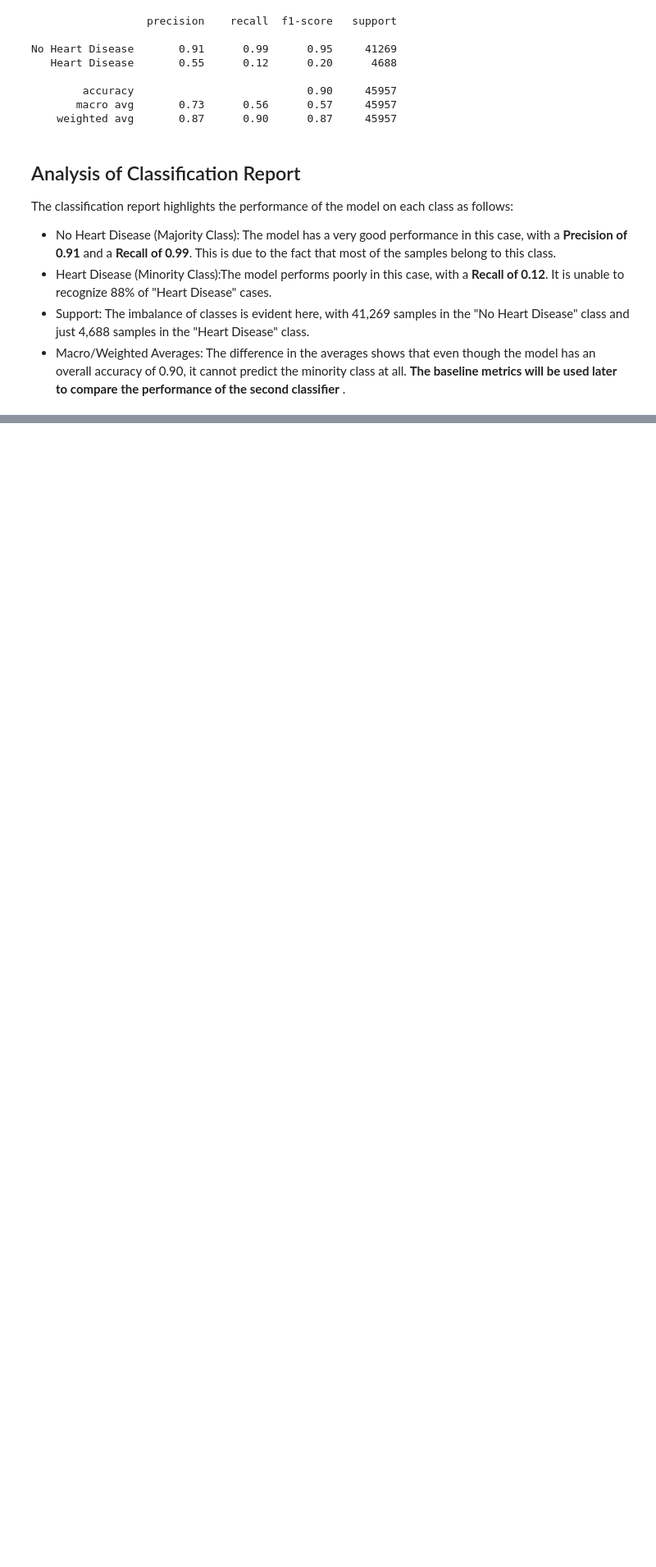
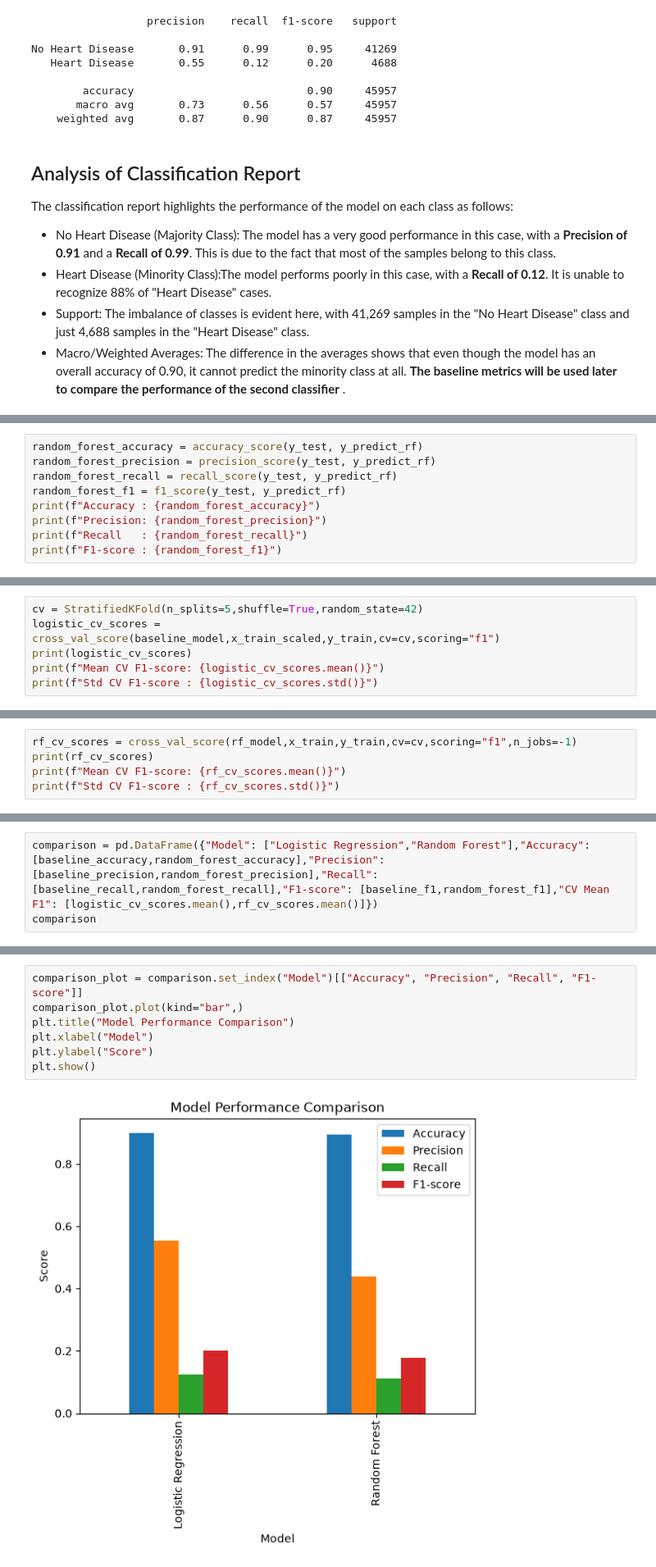
Before and after one commit to LunaYahya/AI-Training, a Jupyter notebook: Project/day1_2_note.ipynb, the cells around one changed output, grey strips where cells are left out. Shown at 82% size. Saved outputs shown, nothing was run; the diff lists cells and outputs as text; blank space fills up the shorter version.

```diff
--- a/Project/day1_2_note.ipynb
+++ b/Project/day1_2_note.ipynb
@@ -602,0 +624,9 @@ The classification report highlights the performance of the model on each class
+# %%
+random_forest_accuracy = accuracy_score(y_test, y_predict_rf)
+random_forest_precision = precision_score(y_test, y_predict_rf)
+random_forest_recall = recall_score(y_test, y_predict_rf)
+random_forest_f1 = f1_score(y_test, y_predict_rf)
+print(f"Accuracy : {random_forest_accuracy}")
+print(f"Precision: {random_forest_precision}")
+print(f"Recall   : {random_forest_recall}")
+print(f"F1-score : {random_forest_f1}")
@@ -602,0 +672,6 @@ The classification report highlights the performance of the model on each class
+# %%
+cv = StratifiedKFold(n_splits=5,shuffle=True,random_state=42)
+logistic_cv_scores = cross_val_score(baseline_model,x_train_scaled,y_train,cv=cv,scoring="f1")
+print(logistic_cv_scores)
+print(f"Mean CV F1-score: {logistic_cv_scores.mean()}")
+print(f"Std CV F1-score : {logistic_cv_scores.std()}")
@@ -602,0 +685,5 @@ The classification report highlights the performance of the model on each class
+# %%
+rf_cv_scores = cross_val_score(rf_model,x_train,y_train,cv=cv,scoring="f1",n_jobs=-1)
+print(rf_cv_scores)
+print(f"Mean CV F1-score: {rf_cv_scores.mean()}")
+print(f"Std CV F1-score : {rf_cv_scores.std()}")
@@ -602,0 +757,3 @@ The classification report highlights the performance of the model on each class
+# %%
+comparison = pd.DataFrame({"Model": ["Logistic Regression","Random Forest"],"Accuracy": [baseline_accuracy,random_forest_accuracy],"Precision": [baseline_precision,random_forest_precision],"Recall": [baseline_recall,random_forest_recall],"F1-score": [baseline_f1,random_forest_f1],"CV Mean F1": [logistic_cv_scores.mean(),rf_cv_scores.mean()]})
+comparison
@@ -602,0 +767,9 @@ The classification report highlights the performance of the model on each class
+# %%
+comparison_plot = comparison.set_index("Model")[["Accuracy", "Precision", "Recall", "F1-score"]]
+comparison_plot.plot(kind="bar",)
+plt.title("Model Performance Comparison")
+plt.xlabel("Model")
+plt.ylabel("Score")
+plt.show()
+# %% [output]
+[figure, added]
```
Also changed, not shown: parts of 29 cells of this notebook.
